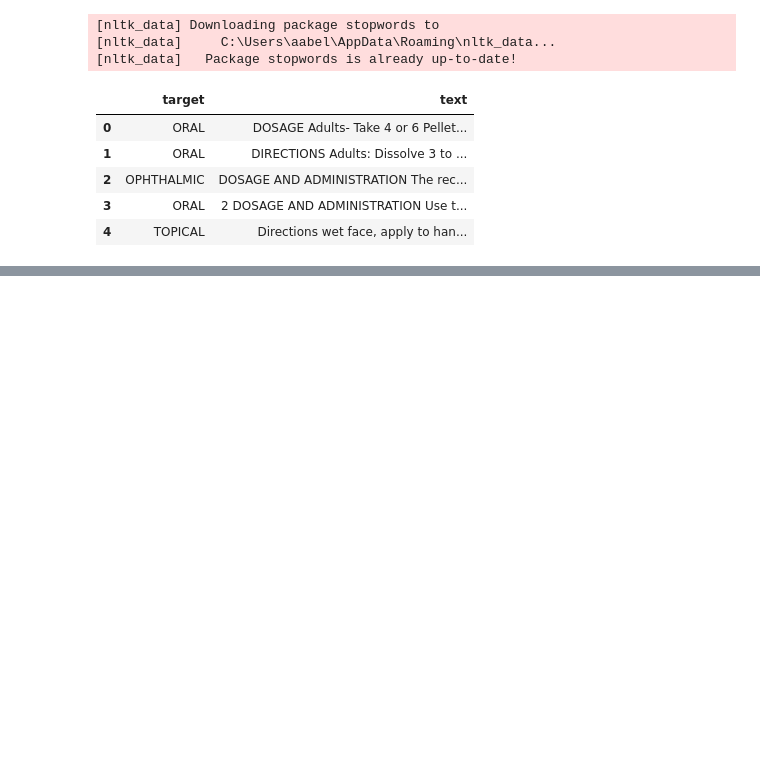
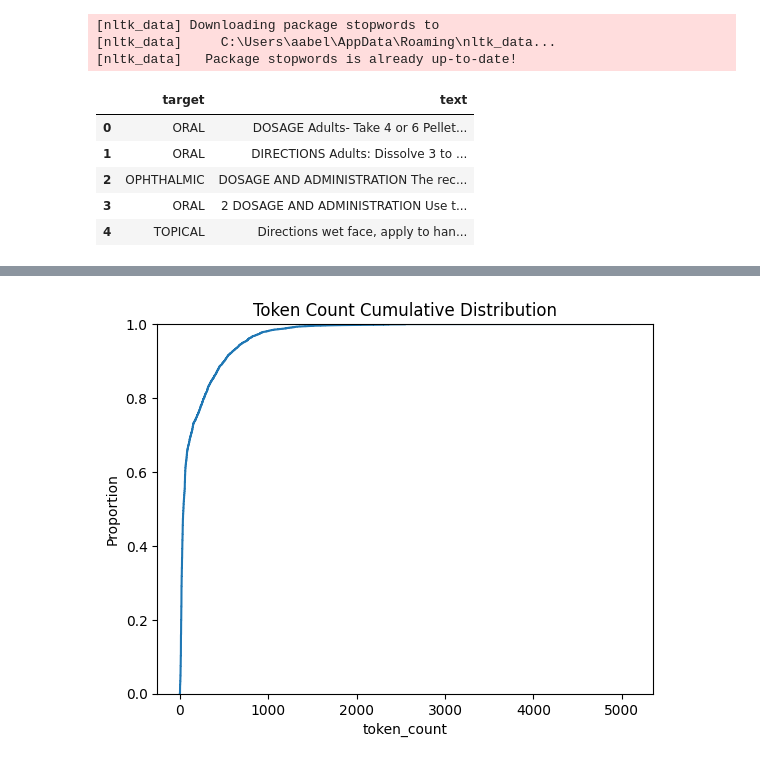
Before and after one commit to andrewabeles/drug-labels, a Jupyter notebook: notebooks/1.4-prepare-interim-data.ipynb, the cells around one changed output, grey strips where cells are left out. Saved outputs shown, nothing was run; the diff lists cells and outputs as text; code cells hidden in the pictures; blank space fills up the shorter version.

```diff
--- a/notebooks/1.4-prepare-interim-data.ipynb
+++ b/notebooks/1.4-prepare-interim-data.ipynb
@@ -37,0 +103,6 @@ pd.to_pickle(df, '../data/processed/drugs.pkl') # save as file to data/processed
+# %%
+sns.ecdfplot(df['token_count'])
+plt.title('Token Count Cumulative Distribution')
+plt.show()
+# %% [output]
+[figure, added]
```
Also changed, not shown: parts of 30 cells of this notebook.
